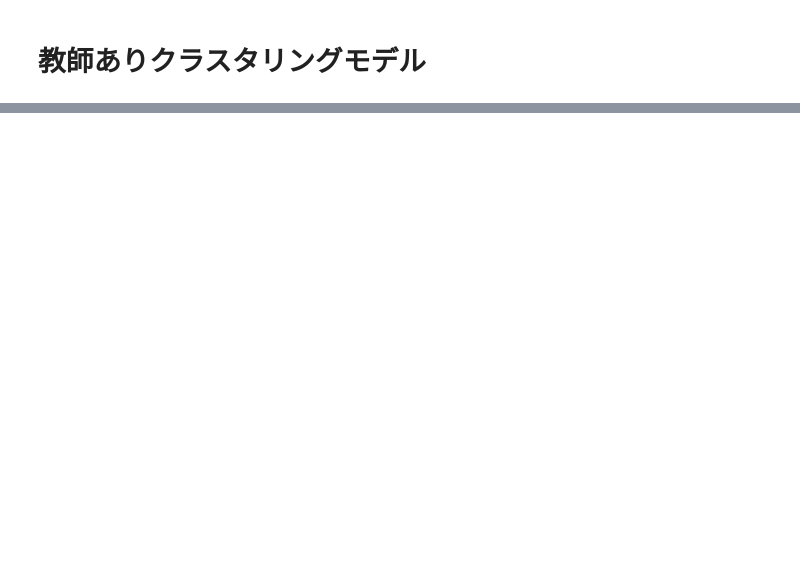
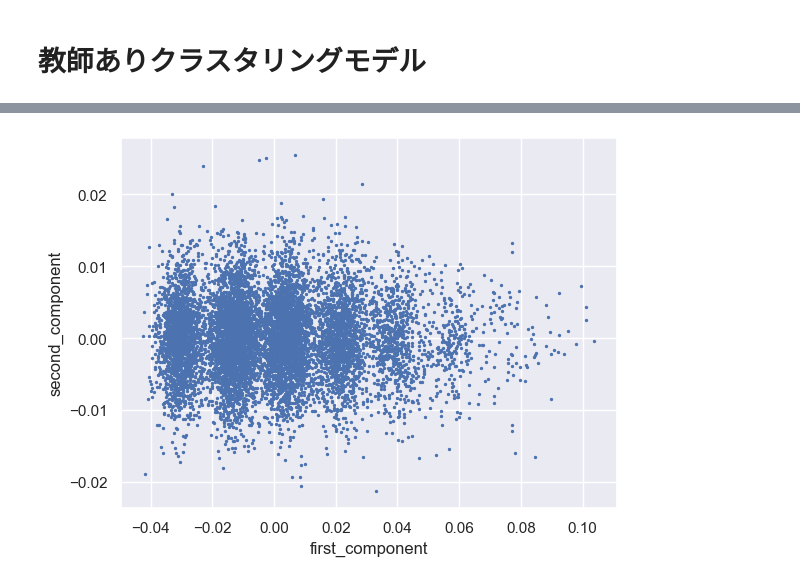
Before and after one commit to KeisukeTTTT/PhotonClustering, a Jupyter notebook: src/supervised_clustering.ipynb, the cells around one changed output, grey strips where cells are left out. Cells and saved outputs as stored; diff of their text form; code cells hidden in the pictures; blank space fills up the shorter version.

```diff
--- a/src/supervised_clustering.ipynb
+++ b/src/supervised_clustering.ipynb
@@ -362,0 +351,7 @@ training random forest ...
+# %%
+pca_model = PCA(n_components=2)
+test_X_pca = pd.DataFrame(pca_model.fit_transform(test_df.values), columns=["first_component", "second_component"])
+test_X_pca.plot.scatter(x="first_component", y="second_component", s=2)
+plt.show()
+# %% [output]
+[figure, added]
```
Also changed, not shown: parts of 8 cells of this notebook, 2 other files.
